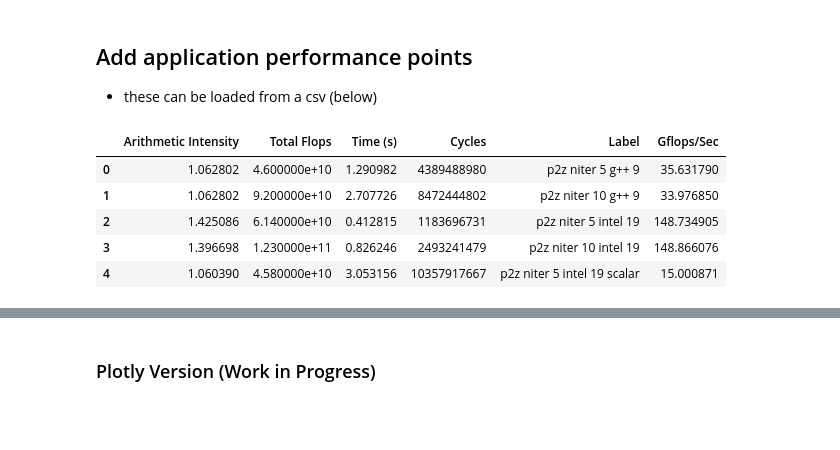
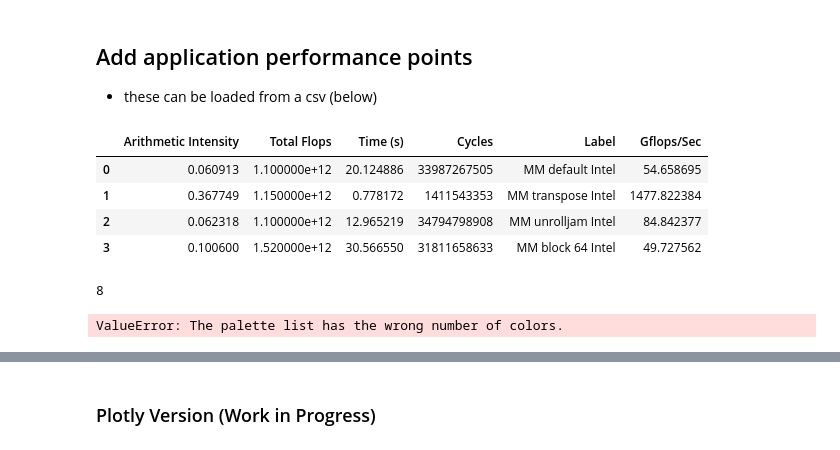
Before and after one commit to HPCL/roofline_python, a Jupyter notebook: roofline_python.ipynb, the cells around one changed output, grey strips where cells are left out. Saved outputs shown, nothing was run; the diff lists cells and outputs as text; code cells hidden in the pictures; blank space fills up the shorter version.

```diff
--- a/roofline_python.ipynb
+++ b/roofline_python.ipynb
@@ -340,26 +307,92 @@ plt.show();
 # %%
 # GOOGLE COLAB
 # Load the csv file
 #from google.colab import files
 #uploaded = files.upload()
 # Load
 #csv_filename = "app_data.csv"
 #app_df = pd.read_csv(csv_filename)
 
 # JUPYTER NOTEBOOK
-csv_filename = "app_data.csv"
-#csv_filename = "n_body_a64.csv"
+#csv_filename = "app_data.csv"
+#csv_filename = "a64_fuj.csv"
+#csv_filename = "mm_block_a64_fuj.csv"
+csv_filename = "mm_block_cas_int.csv"
 with open(csv_filename) as csv_file:
     app_df = pd.read_csv(csv_file)
 # data
 
 app_df['Gflops/Sec'] = (app_df['Total Flops']/app_df['Time (s)'])/1000000000
 app_df
 # %% [output]
 |  | Arithmetic Intensity | Total Flops | Time (s) | Cycles | Label | Gflops/Sec |
-| 0 | 1.062802 | 4.600000e+10 | 1.290982 | 4389488980 | p2z niter 5 g++ 9 | 35.631790 |
-| 1 | 1.062802 | 9.200000e+10 | 2.707726 | 8472444802 | p2z niter 10 g++ 9 | 33.976850 |
-| 2 | 1.425086 | 6.140000e+10 | 0.412815 | 1183696731 | p2z niter 5 intel 19 | 148.734905 |
-| 3 | 1.396698 | 1.230000e+11 | 0.826246 | 2493241479 | p2z niter 10 intel 19 | 148.866076 |
-| 4 | 1.060390 | 4.580000e+10 | 3.053156 | 10357917667 | p2z niter 5 intel 19 scalar | 15.000871 |
+| 0 | 0.060913 | 1.100000e+12 | 20.124886 | 33987267505 | MM default Intel | 54.658695 |
+| 1 | 0.367749 | 1.150000e+12 | 0.778172 | 1411543353 | MM transpose Intel | 1477.822384 |
+| 2 | 0.062318 | 1.100000e+12 | 12.965219 | 34794798908 | MM unrolljam Intel | 84.842377 |
+| 3 | 0.100600 | 1.520000e+12 | 30.566550 | 31811658633 | MM block 64 Intel | 49.727562 |
+# %%
+# calculate the axes scale
+xmin =   0.01
+xmax = 100.00
+#ymin = 1 # default - change this?
+#ymin = 10 ** int(math.floor(math.log10(g_df['slope'][0]*xmin)))
+ymin = 1 ** int(math.floor(math.log10(g_df['slope'][0]*xmin)))
+#ymin= 0.01
+#ymax = ymin ** int(math.floor(math.log10(g_df['slope'][0]*1000)))
+ymax = (ymin*10) ** int(math.floor(math.log10(g_df['slope'][0]*10)))
+
+#calculate the midpoints for labels
+xmid = math.sqrt(xmin * xmax)
+ymid = g_df['slope'][0] * xmid
+#ylabel = ymid
+xlabel = ymid/g_df['slope'][0]
+alpha = 1.1
+
+# general plot settings
+#title = "Empirical Roofline Graph "
+sns.set(rc={'figure.figsize':(12,8)})
+sns.set(font_scale=1.65)
+palette = sns.color_palette( "Dark2", int(len(g_df)/2))
+print(len(palette))
+
+# plot the lines
+#ax = sns.lineplot(data=g_df, x="x", y="y", hue="label",palette=palette)
+#ax.set(xlabel='FLOPs / Byte', ylabel='GFLOPs / Second', fontsize=14)
+#ax.set(xscale="log", yscale="log", xlim=(xmin, xmax), ylim=(ymin,ymax))
+
+# plot the lines and peak flop label
+ax = sns.lineplot(data=g_df, x="x", y="y", hue="label", palette=palette, linewidth=3)
+ax.set(xlabel='FLOPs / Byte', ylabel='GFLOPs / Second')
+ax.set(xscale="log", yscale="log", xlim=(xmin, xmax), ylim=(ymin,ymax))
+
+# set axes labels and values, set log scale
+ax.set(xlabel='FLOPs / Byte', ylabel='GFLOPs / Second')
+ax.set(xscale="log", yscale="log", xlim=(xmin, xmax), ylim=(ymin,ymax))
+
+# plot the line label(s)
+for i in range(len(gflops_df.name.unique())):
+    ax.text(xmax, gflops_df['y'][i]*alpha, g_df['label'][i], size='medium', ha="right")
+for index in range(len(gbytes_df.name.unique())):
+    mem = gbytes_df['name'][index]
+    (xmax, slope) = max([(gbytes_df['x'][i],gbytes_df['slope'][i]) for i in range(len(gbytes_df['x'])) if gbytes_df['name'][i]==mem])
+    xmid = math.sqrt(xmin * xmax)
+    ylab = slope * xmin
+    #xmin = ymin/slope
+    mem_alpha = 1.2
+    angle = math.degrees(math.atan(slope))/2-12
+    ax.text(xmin, ylab*mem_alpha, gbytes_df['label'][index], size='medium', rotation=angle)
+
+# plot the application information
+ax = sns.scatterplot(x=app_df['Arithmetic Intensity'], y=app_df['Gflops/Sec'], style=app_df['Label'], hue=app_df['Label'])
+
+ax.grid(b=True, which='both',)
+#ax.set_title(title, size='large')
+ax.legend(loc="lower right")
+
+# save if desired
+ax.figure.savefig("cascadelake_roofline.png")
+plt.show()
+# %% [output]
+8
+ValueError: The palette list has the wrong number of colors.
 # %%
```
Also changed, not shown: parts of 18 cells of this notebook, 1 other file.
